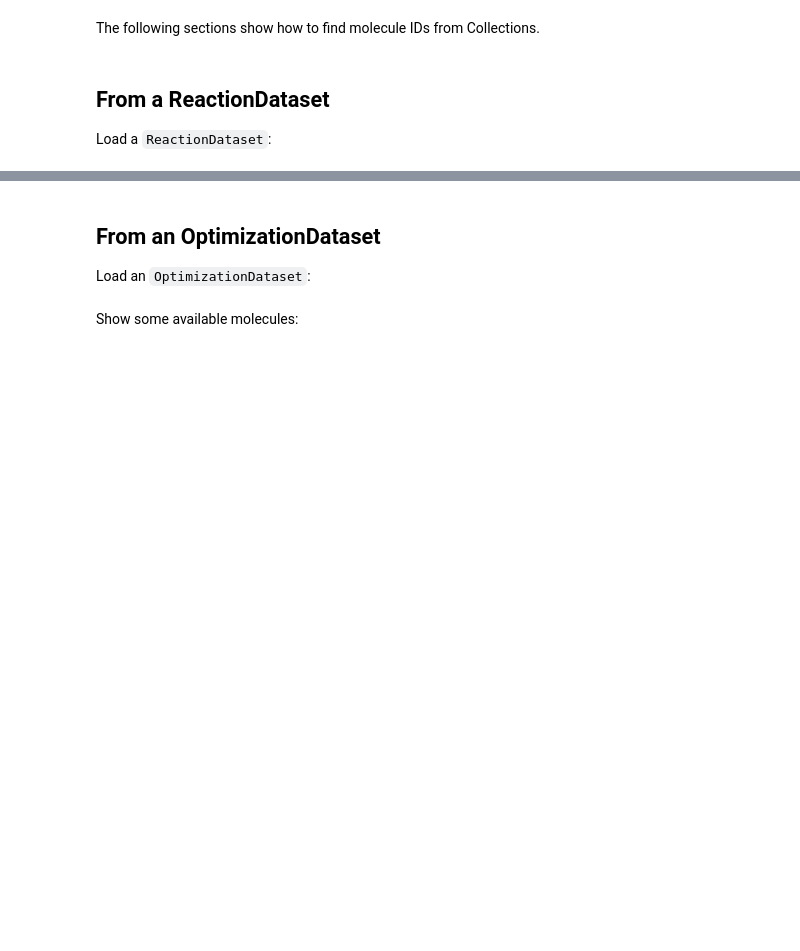
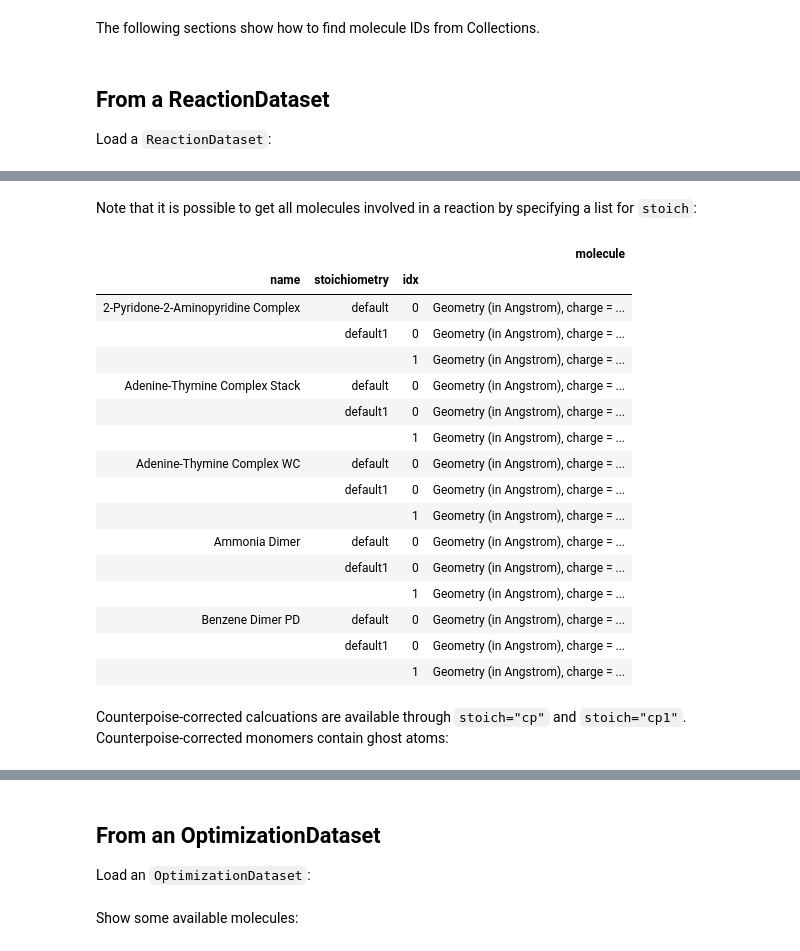
Before and after one commit to MolSSI/QCArchiveExamples, a Jupyter notebook: cookbook/molecules.ipynb, the cells around one changed output, grey strips where cells are left out. Drawn from its saved outputs; the diff is of its cells as text; code cells hidden in the pictures; blank space fills up the shorter version.

```diff
--- a/cookbook/molecules.ipynb
+++ b/cookbook/molecules.ipynb
@@ -33,0 +113,24 @@ Each reaction has a `stoichiometry` describing which molecules are involved in t
+# %% [markdown]
+Note that it is possible to get all molecules involved in a reaction by specifying a list for `stoich`:
+# %%
+ds.get_molecules(stoich=['default', 'default1']).head(15)
+# %% [output]
+|  |  |  | molecule |
+| name | stoichiometry | idx |  |
+| 2-Pyridone-2-Aminopyridine Complex | default | 0 | Geometry (in Angstrom), charge = ... |
+|  | default1 | 0 | Geometry (in Angstrom), charge = ... |
+|  |  | 1 | Geometry (in Angstrom), charge = ... |
+| Adenine-Thymine Complex Stack | default | 0 | Geometry (in Angstrom), charge = ... |
+|  | default1 | 0 | Geometry (in Angstrom), charge = ... |
+|  |  | 1 | Geometry (in Angstrom), charge = ... |
+| Adenine-Thymine Complex WC | default | 0 | Geometry (in Angstrom), charge = ... |
+|  | default1 | 0 | Geometry (in Angstrom), charge = ... |
+|  |  | 1 | Geometry (in Angstrom), charge = ... |
+| Ammonia Dimer | default | 0 | Geometry (in Angstrom), charge = ... |
+|  | default1 | 0 | Geometry (in Angstrom), charge = ... |
+|  |  | 1 | Geometry (in Angstrom), charge = ... |
+| Benzene Dimer PD | default | 0 | Geometry (in Angstrom), charge = ... |
+|  | default1 | 0 | Geometry (in Angstrom), charge = ... |
+|  |  | 1 | Geometry (in Angstrom), charge = ... |
+# %% [markdown]
+Counterpoise-corrected calcuations are available through `stoich="cp"` and `stoich="cp1"`. Counterpoise-corrected monomers contain ghost atoms:
```
Also changed, not shown: parts of 25 cells of this notebook.
